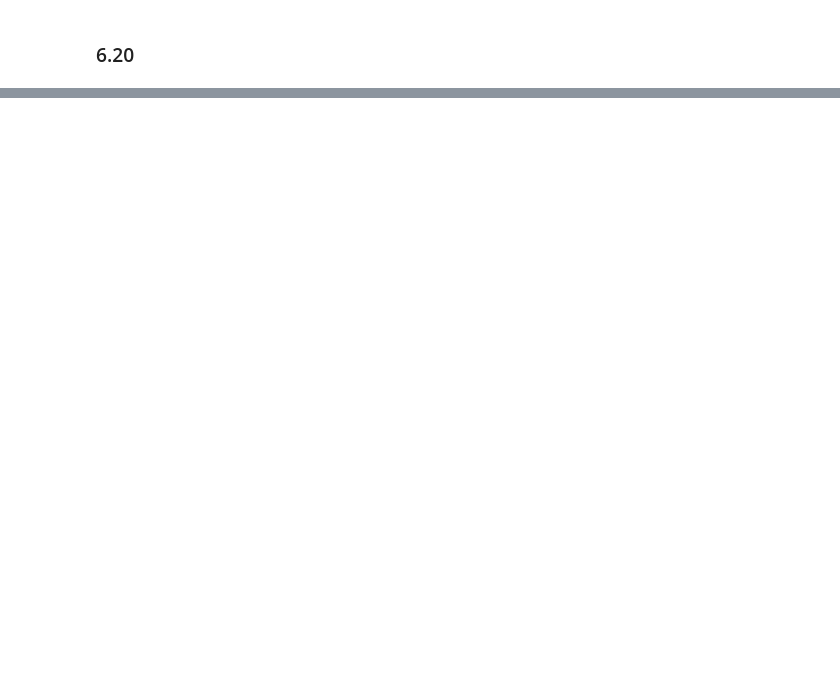
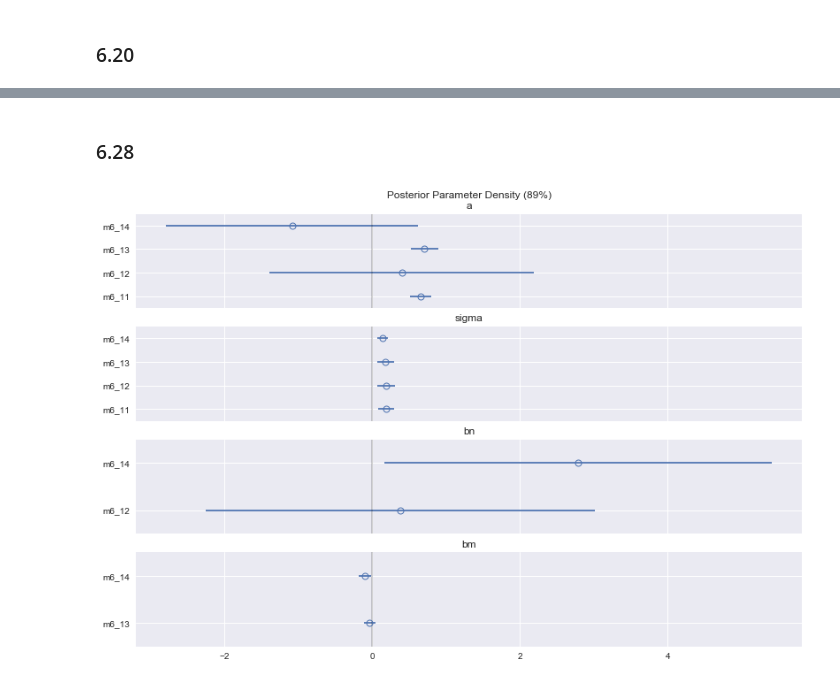
Before and after one commit to grinnbearit/statistical_rethinking, a Jupyter notebook: chapter_6.ipynb, the cells around one changed output, grey strips where cells are left out. Saved outputs shown, nothing was run; the diff lists cells and outputs as text; code cells hidden in the pictures; blank space fills up the shorter version.

```diff
--- a/chapter_6.ipynb
+++ b/chapter_6.ipynb
@@ -254,0 +260,5 @@ np.sqrt(n_cases * np.var(waic_vec))
+# %%
+d = (pd.read_csv("Data/milk.csv", sep=";")
+     .dropna())
+d["neocortex"] = d["neocortex.perc"]/100
+d.shape
@@ -254,0 +384,13 @@ np.sqrt(n_cases * np.var(waic_vec))
+# %%
+summaries = [("m6_11", pm.summary(trace6_11, alpha=0.11, varnames=["a", "sigma"])),
+             ("m6_12", pm.summary(trace6_12, alpha=0.11, varnames=["a", "bn", "sigma"])),
+             ("m6_13", pm.summary(trace6_13, alpha=0.11, varnames=["a", "bm", "sigma"])),
+             ("m6_14", pm.summary(trace6_14, alpha=0.11, varnames=["a", "bn", "bm", "sigma"]))]
+
+coeftab = (pd.concat([summary.reset_index().assign(model=model) for (model, summary) in summaries])
+           .rename(columns={"index": "parameter"})
+           .set_index(["parameter", "model"]))
+
+(coeftab
+ .reset_index()
+ .pivot_table(index="parameter", columns="model", values="mean"))
@@ -254,0 +404,37 @@ np.sqrt(n_cases * np.var(waic_vec))
+# %% [markdown]
+### 6.28
+# %%
+f, axs = plt.subplots(4, 1, sharex=True)
+f.set_size_inches(13.5, 9)
+data = (coeftab[["mean", "hpd_5.5", "hpd_94.5"]])
+
+axs[0].errorbar(data.loc["a"]["mean"], data.loc["a"].index, fmt="o",
+                xerr=data.loc["a"]["hpd_94.5"] - data.loc["a"]["hpd_5.5"],
+                mew=1, mfc="None")
+axs[0].vlines(0, ymin=-1, ymax=4, alpha=0.2)
+axs[0].set_ylim(-0.5, 3.5)
+axs[0].set_title("Posterior Parameter Density (89%)\n"
+                 "a")
+
+axs[1].errorbar(data.loc["sigma"]["mean"], data.loc["sigma"].index, fmt="o",
+                xerr=data.loc["sigma"]["hpd_94.5"] - data.loc["sigma"]["hpd_5.5"],
+                mew=1, mfc="None")
+axs[1].vlines(0, ymin=-1, ymax=4, alpha=0.2)
+axs[1].set_ylim(-0.5, 3.5)
+axs[1].set_title("sigma")
+
+axs[2].errorbar(data.loc["bn"]["mean"], data.loc["bn"].index, fmt="o",
+                xerr=data.loc["bn"]["hpd_94.5"] - data.loc["bn"]["hpd_5.5"],
+                mew=1, mfc="None")
+axs[2].vlines(0, ymin=-1, ymax=2, alpha=0.2)
+axs[2].set_ylim(-0.5, 1.5)
+axs[2].set_title("bn")
+
+axs[3].errorbar(data.loc["bm"]["mean"], data.loc["bm"].index, fmt="o",
+                xerr=data.loc["bm"]["hpd_94.5"] - data.loc["bm"]["hpd_5.5"],
+                mew=1, mfc="None")
+axs[3].vlines(0, ymin=-1, ymax=2, alpha=0.2)
+axs[3].set_ylim(-0.5, 1.5)
+axs[3].set_title("bm");
+# %% [output]
+[figure, added]
```
Also changed, not shown: parts of 27 cells of this notebook.
